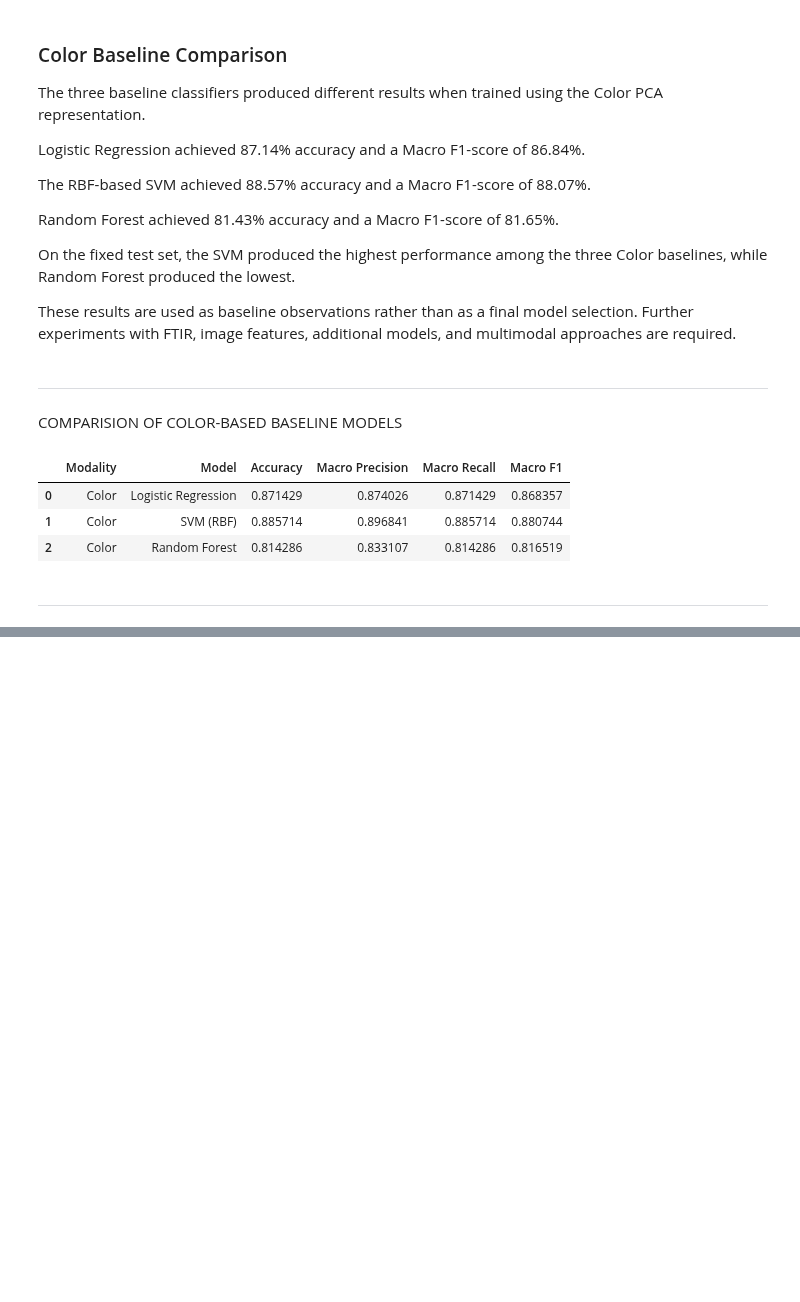
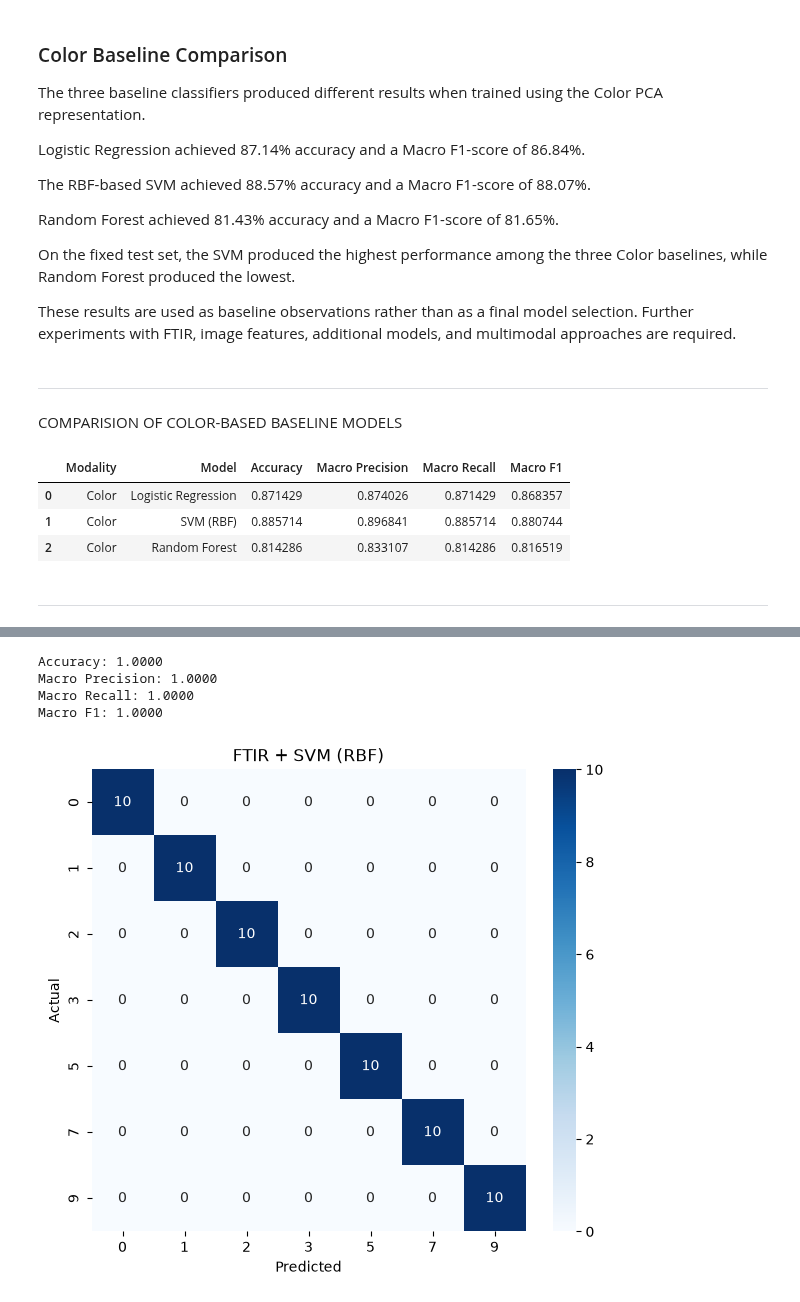
Before and after one commit to sanya-6976/FoodSure-AI, a Jupyter notebook: notebook/04_baseline_models.ipynb, the cells around one changed output, grey strips where cells are left out. Cells and saved outputs as stored; diff of their text form; code cells hidden in the pictures; blank space fills up the shorter version.

```diff
--- a/notebook/04_baseline_models.ipynb
+++ b/notebook/04_baseline_models.ipynb
@@ -637,0 +756,63 @@ baseline_results_df
+# %%
+ftir_svm = SVC(
+    kernel="rbf",
+    C=1.0,
+    gamma="scale"
+)
+
+ftir_svm.fit(X_ftir_train_pca, y_train)
+
+y_ftir_svm_pred = ftir_svm.predict(X_ftir_test_pca)
+# %%
+ftir_svm_accuracy = accuracy_score(y_test, y_ftir_svm_pred)
+
+ftir_svm_precision = precision_score(
+    y_test,
+    y_ftir_svm_pred,
+    average="macro",
+    zero_division=0
+)
+
+ftir_svm_recall = recall_score(
+    y_test,
+    y_ftir_svm_pred,
+    average="macro",
+    zero_division=0
+)
+
+ftir_svm_f1 = f1_score(
+    y_test,
+    y_ftir_svm_pred,
+    average="macro",
+    zero_division=0
+)
+
+print(f"Accuracy: {ftir_svm_accuracy:.4f}")
+print(f"Macro Precision: {ftir_svm_precision:.4f}")
+print(f"Macro Recall: {ftir_svm_recall:.4f}")
+print(f"Macro F1: {ftir_svm_f1:.4f}")
+# %% [output]
+Accuracy: 1.0000
+Macro Precision: 1.0000
+Macro Recall: 1.0000
+Macro F1: 1.0000
+# %%
+cm_ftir_svm = confusion_matrix(y_test, y_ftir_svm_pred)
+
+plt.figure(figsize=(7, 6))
+
+sns.heatmap(
+    cm_ftir_svm,
+    annot=True,
+    fmt="d",
+    cmap="Blues",
+    xticklabels=[0, 1, 2, 3, 5, 7, 9],
+    yticklabels=[0, 1, 2, 3, 5, 7, 9]
+)
+
+plt.xlabel("Predicted")
+plt.ylabel("Actual")
+plt.title("FTIR + SVM (RBF)")
+plt.show()
+# %% [output]
+[figure, added]
```
Also changed, not shown: parts of 37 cells of this notebook.
